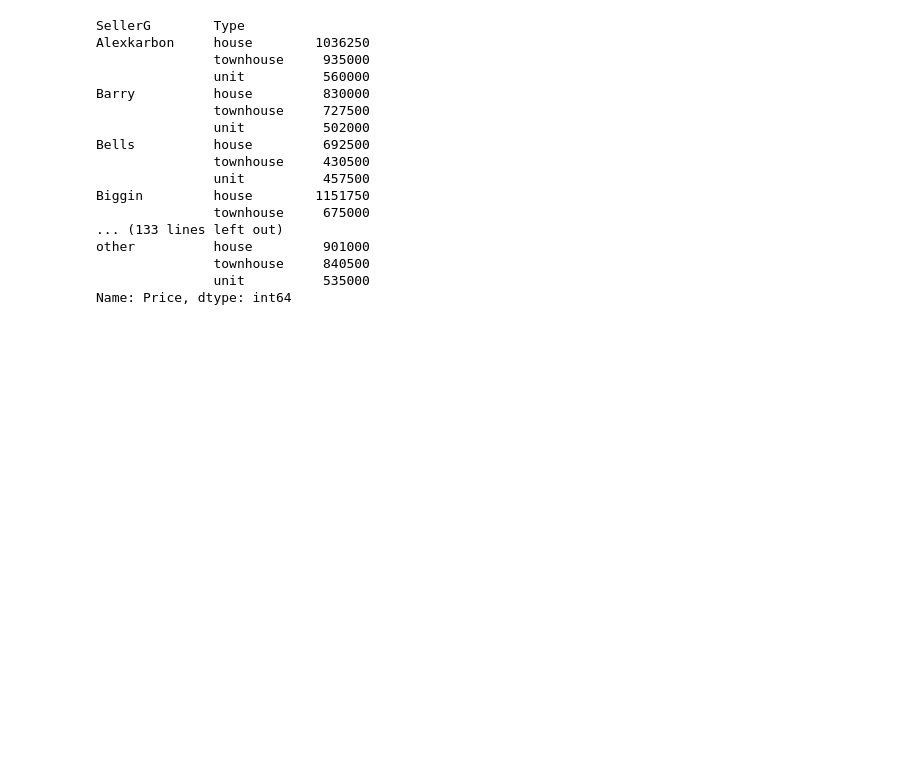
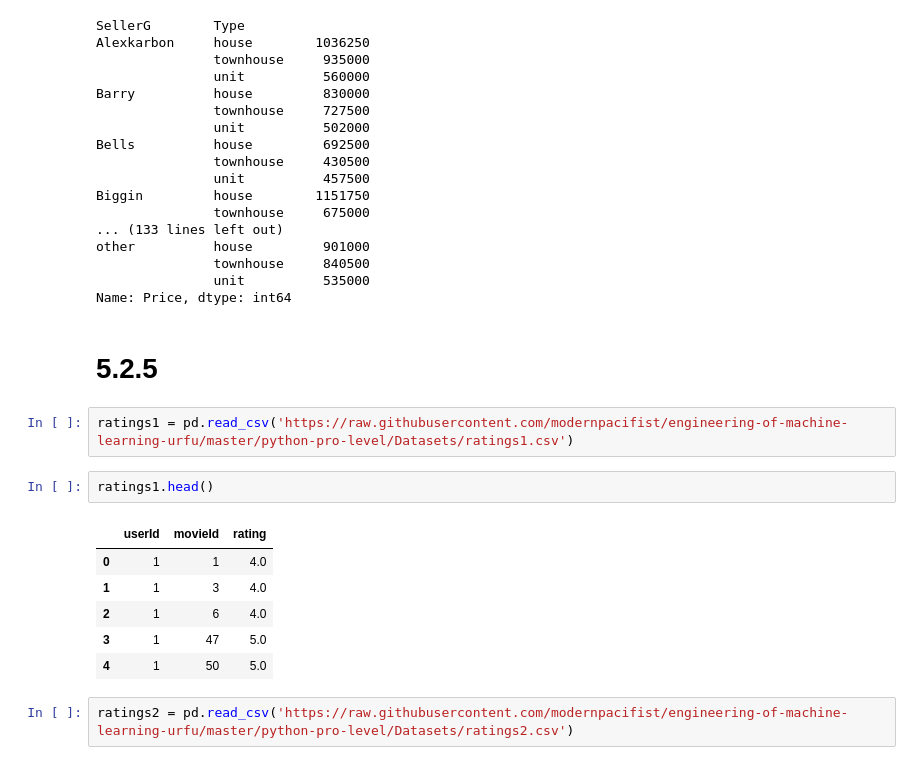
Before and after one commit to modernpacifist/engineering-of-machine-learning-urfu, a Jupyter notebook: python-pro-level/Notebooks/PandasPythonProWalkthrough5_2.ipynb, the cells around one changed output. Saved outputs shown, nothing was run; the diff lists cells and outputs as text; blank space fills up the shorter version.

Commit message:
python-pro-level:Notebooks/PandasPythonProWalkthrough5_2.ipynb 5.2.5

```diff
--- a/python-pro-level/Notebooks/PandasPythonProWalkthrough5_2.ipynb
+++ b/python-pro-level/Notebooks/PandasPythonProWalkthrough5_2.ipynb
@@ -717,3 +717,18 @@ other          house         901000
                townhouse     840500
                unit          535000
 Name: Price, dtype: int64
+# %% [markdown]
+# 5.2.5
+# %%
+ratings1 = pd.read_csv('https://raw.githubusercontent.com/modernpacifist/engineering-of-machine-learning-urfu/master/python-pro-level/Datasets/ratings1.csv')
+# %%
+ratings1.head()
+# %% [output]
+|  | userId | movieId | rating |
+| 0 | 1 | 1 | 4.0 |
+| 1 | 1 | 3 | 4.0 |
+| 2 | 1 | 6 | 4.0 |
+| 3 | 1 | 47 | 5.0 |
+| 4 | 1 | 50 | 5.0 |
+# %%
+ratings2 = pd.read_csv('https://raw.githubusercontent.com/modernpacifist/engineering-of-machine-learning-urfu/master/python-pro-level/Datasets/ratings2.csv')
```
Also changed, not shown: parts of 12 cells of this notebook.
